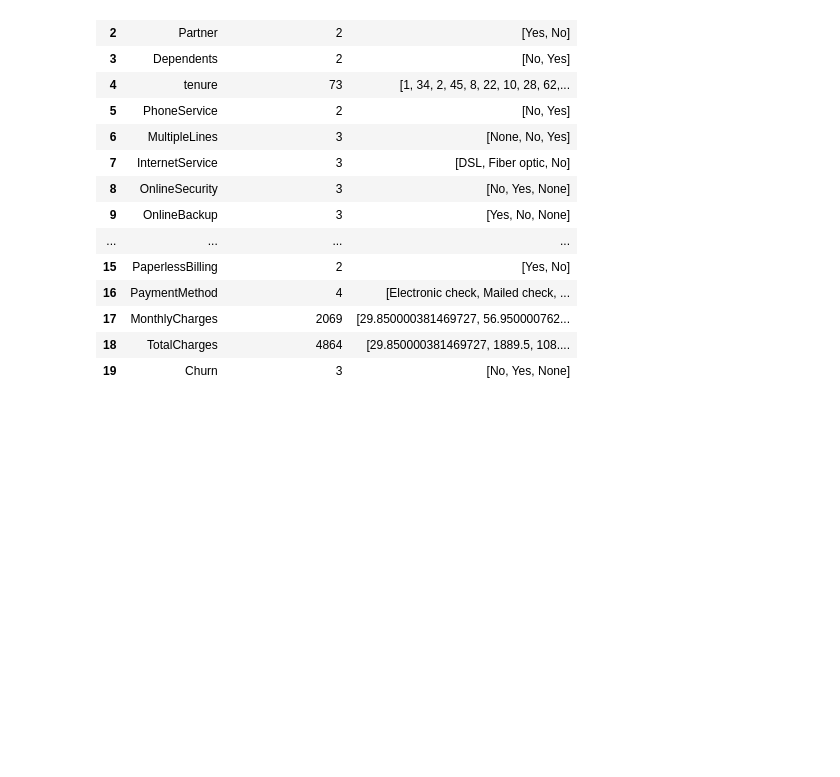
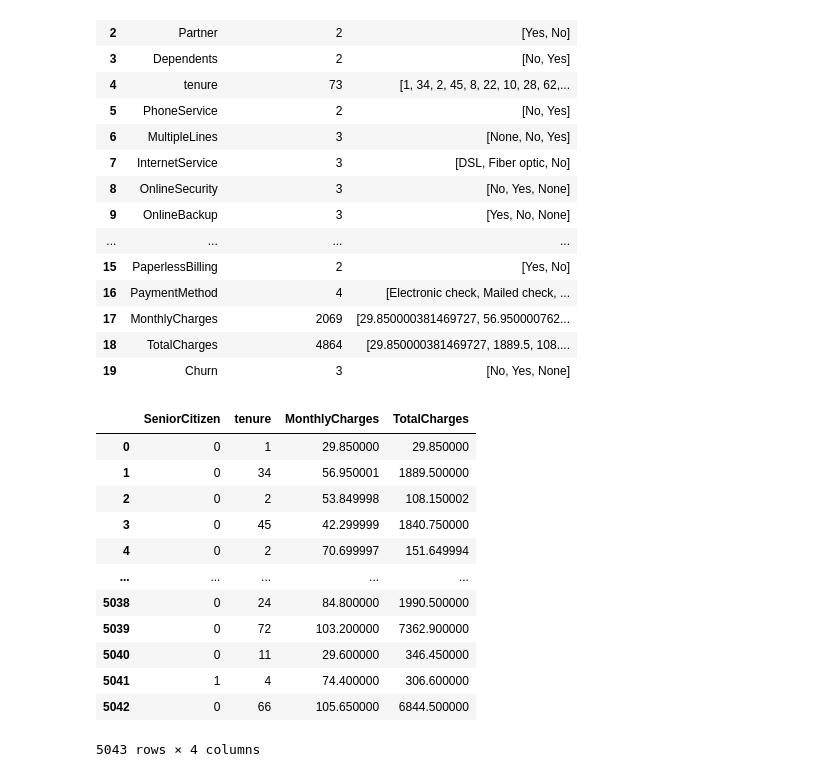
Before and after one commit to AninFreddy01/scalework_repo, a Jupyter notebook: tutorial_assignments/Telco_churn.ipynb, the cells around one changed output. Drawn from its saved outputs; the diff is of its cells as text; code cells hidden in the pictures; blank space fills up the shorter version.

```diff
--- a/tutorial_assignments/Telco_churn.ipynb
+++ b/tutorial_assignments/Telco_churn.ipynb
@@ -415,3 +411,21 @@ summary(train_data)
 | 17 | MonthlyCharges | 2069 | [29.850000381469727, 56.950000762... |
 | 18 | TotalCharges | 4864 | [29.850000381469727, 1889.5, 108.... |
 | 19 | Churn | 3 | [No, Yes, None] |
+# %%
+#get columns with number data type
+numerical = train_data.select_dtypes(include=["number"])
+numerical
+# %% [output]
+|  | SeniorCitizen | tenure | MonthlyCharges | TotalCharges |
+| 0 | 0 | 1 | 29.850000 | 29.850000 |
+| 1 | 0 | 34 | 56.950001 | 1889.500000 |
+| 2 | 0 | 2 | 53.849998 | 108.150002 |
+| 3 | 0 | 45 | 42.299999 | 1840.750000 |
+| 4 | 0 | 2 | 70.699997 | 151.649994 |
+| ... | ... | ... | ... | ... |
+| 5038 | 0 | 24 | 84.800000 | 1990.500000 |
+| 5039 | 0 | 72 | 103.200000 | 7362.900000 |
+| 5040 | 0 | 11 | 29.600000 | 346.450000 |
+| 5041 | 1 | 4 | 74.400000 | 306.600000 |
+| 5042 | 0 | 66 | 105.650000 | 6844.500000 |
+5043 rows × 4 columns
```
Also changed, not shown: parts of 6 cells of this notebook.
